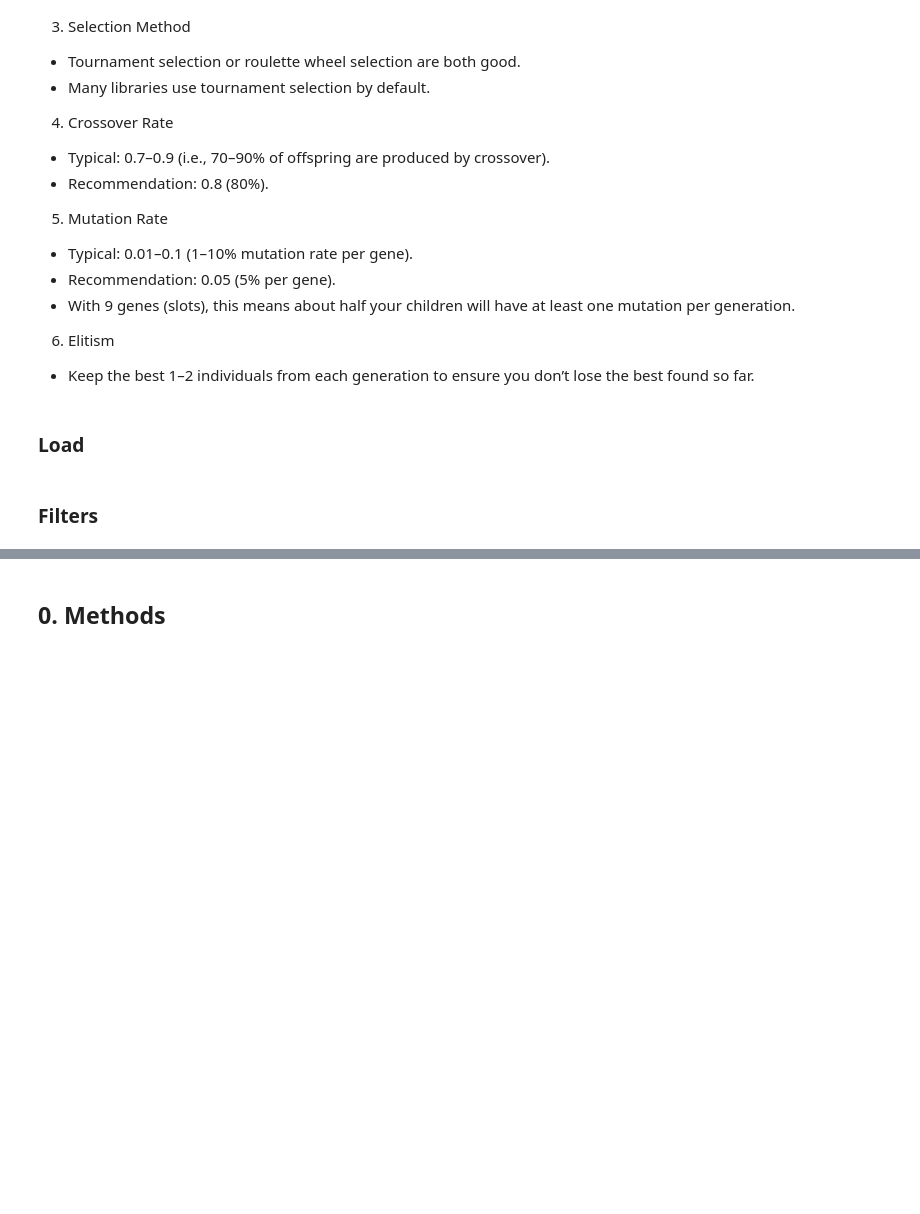
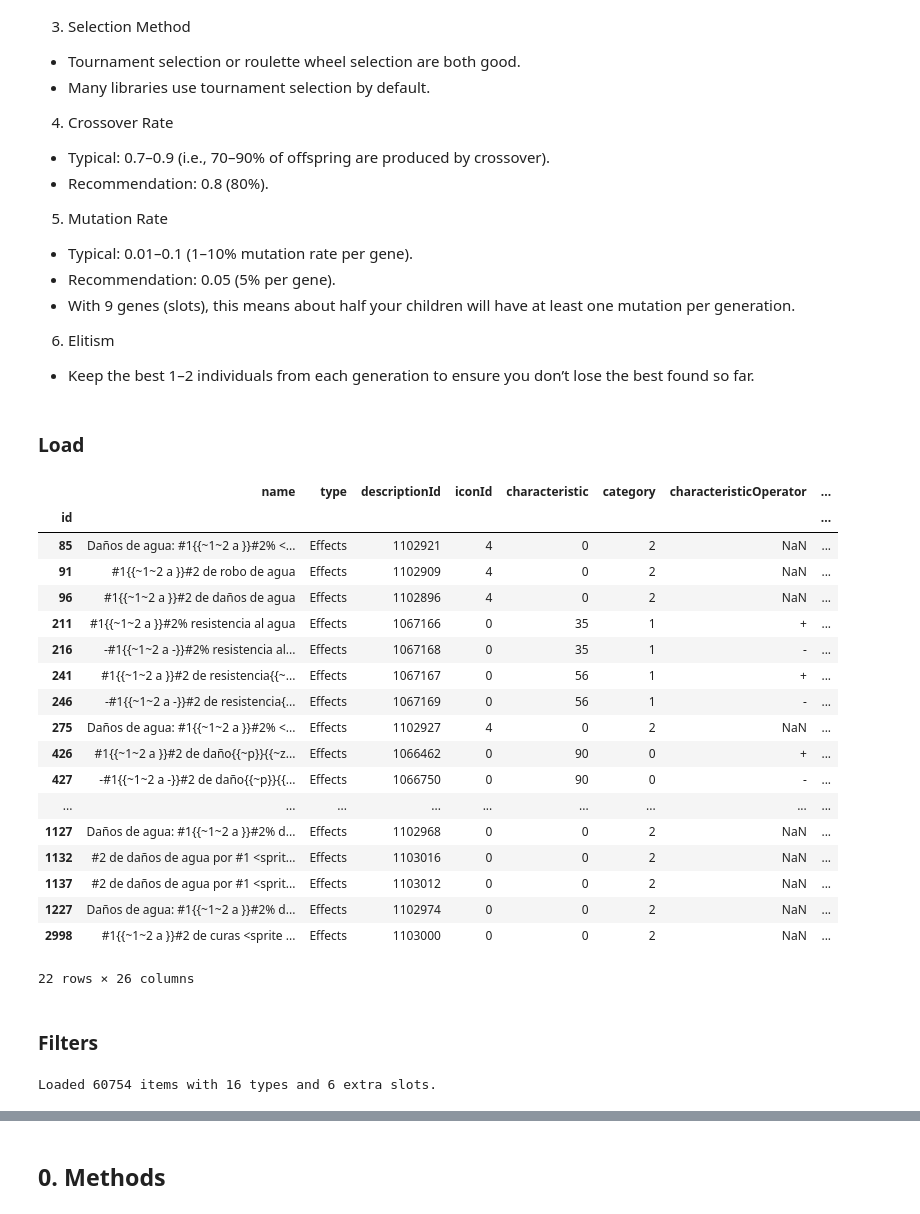
Before and after one commit to jdtibochab/dofus-set-optimizer, a Jupyter notebook: 2.Fitness.ipynb, the cells around one changed output, grey strips where cells are left out. Saved outputs shown, nothing was run; the diff lists cells and outputs as text; code cells hidden in the pictures; blank space fills up the shorter version.

```diff
--- a/2.Fitness.ipynb
+++ b/2.Fitness.ipynb
@@ -54,6 +54,28 @@ item_sets = load_csv("data/datasets/item_sets.csv")
 set_effects = load_csv("data/datasets/set_effects.csv")
 effects = load_csv("data/datasets/effects.csv").set_index("id")
 item_types = load_csv("data/datasets/item_types.csv").set_index("id").astype(str)
+# %%
+effects[effects["name"].str.contains("agua",case=False,na=False)]
+# %% [output]
+|  | name | type | descriptionId | iconId | characteristic | category | characteristicOperator | ... |
+| id |  |  |  |  |  |  |  | ... |
+| 85 | Daños de agua: #1{{~1~2 a }}#2% <... | Effects | 1102921 | 4 | 0 | 2 | NaN | ... |
+| 91 | #1{{~1~2 a }}#2 de robo de agua | Effects | 1102909 | 4 | 0 | 2 | NaN | ... |
+| 96 | #1{{~1~2 a }}#2 de daños de agua | Effects | 1102896 | 4 | 0 | 2 | NaN | ... |
+| 211 | #1{{~1~2 a }}#2% resistencia al agua | Effects | 1067166 | 0 | 35 | 1 | + | ... |
+| 216 | -#1{{~1~2 a -}}#2% resistencia al... | Effects | 1067168 | 0 | 35 | 1 | - | ... |
+| 241 | #1{{~1~2 a }}#2 de resistencia{{~... | Effects | 1067167 | 0 | 56 | 1 | + | ... |
+| 246 | -#1{{~1~2 a -}}#2 de resistencia{... | Effects | 1067169 | 0 | 56 | 1 | - | ... |
+| 275 | Daños de agua: #1{{~1~2 a }}#2% <... | Effects | 1102927 | 4 | 0 | 2 | NaN | ... |
+| 426 | #1{{~1~2 a }}#2 de daño{{~p}}{{~z... | Effects | 1066462 | 0 | 90 | 0 | + | ... |
+| 427 | -#1{{~1~2 a -}}#2 de daño{{~p}}{{... | Effects | 1066750 | 0 | 90 | 0 | - | ... |
+| ... | ... | ... | ... | ... | ... | ... | ... | ... |
+| 1127 | Daños de agua: #1{{~1~2 a }}#2% d... | Effects | 1102968 | 0 | 0 | 2 | NaN | ... |
+| 1132 | #2 de daños de agua por #1 <sprit... | Effects | 1103016 | 0 | 0 | 2 | NaN | ... |
+| 1137 | #2 de daños de agua por #1 <sprit... | Effects | 1103012 | 0 | 0 | 2 | NaN | ... |
+| 1227 | Daños de agua: #1{{~1~2 a }}#2% d... | Effects | 1102974 | 0 | 0 | 2 | NaN | ... |
+| 2998 | #1{{~1~2 a }}#2 de curas <sprite ... | Effects | 1103000 | 0 | 0 | 2 | NaN | ... |
+22 rows × 26 columns
 # %% [markdown]
 ### Filters
 # %%
@@ -82,4 +104,8 @@ for _ in range(2): # Add 2 slots for rings
 for _ in range(EXTRA_SLOTS):
     pools += [items[items["typeId"].isin(extra_typeIds)].index.to_list()]
 NUM_TYPES = len(pools)
+
+print(f"Loaded {len(items)} items with {NUM_TYPES} types and {EXTRA_SLOTS} extra slots.")
+# %% [output]
+Loaded 60754 items with 16 types and 6 extra slots.
 # %% [markdown]
```
Also changed, not shown: parts of 34 cells of this notebook, 2 other files.
